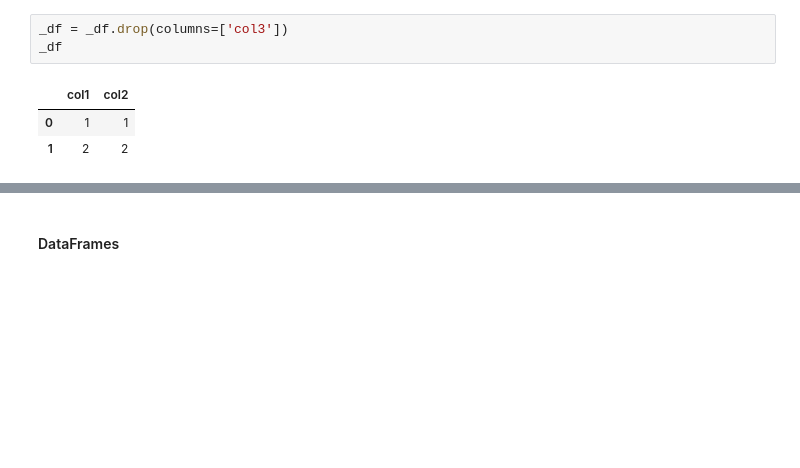
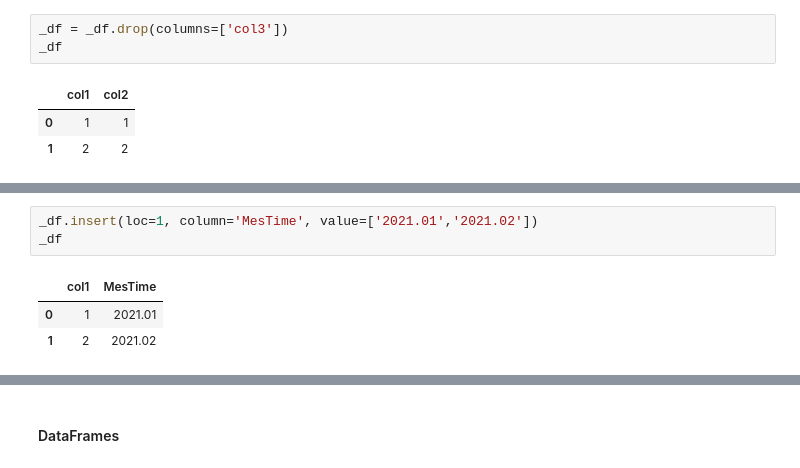
Before and after one commit to alexaugusto23/python_developer, a Jupyter notebook: Planejamento - Lógicas/logicas_pyplan.ipynb, the cells around one changed output, grey strips where cells are left out. Drawn from its saved outputs; the diff is of its cells as text; blank space fills up the shorter version.

```diff
--- a/Planejamento - Lógicas/logicas_pyplan.ipynb
+++ b/Planejamento - Lógicas/logicas_pyplan.ipynb
@@ -57,0 +65,7 @@ _df
+# %%
+_df.insert(loc=1, column='MesTime', value=['2021.01','2021.02'])
+_df
+# %% [output]
+|  | col1 | MesTime |
+| 0 | 1 | 2021.01 |
+| 1 | 2 | 2021.02 |
```
Also changed, not shown: parts of 11 cells of this notebook, 8 other files.
